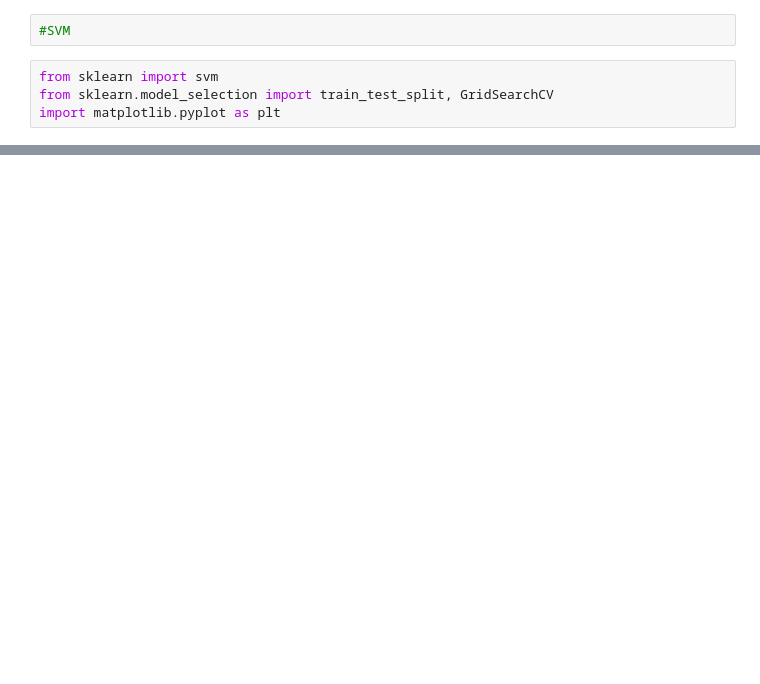
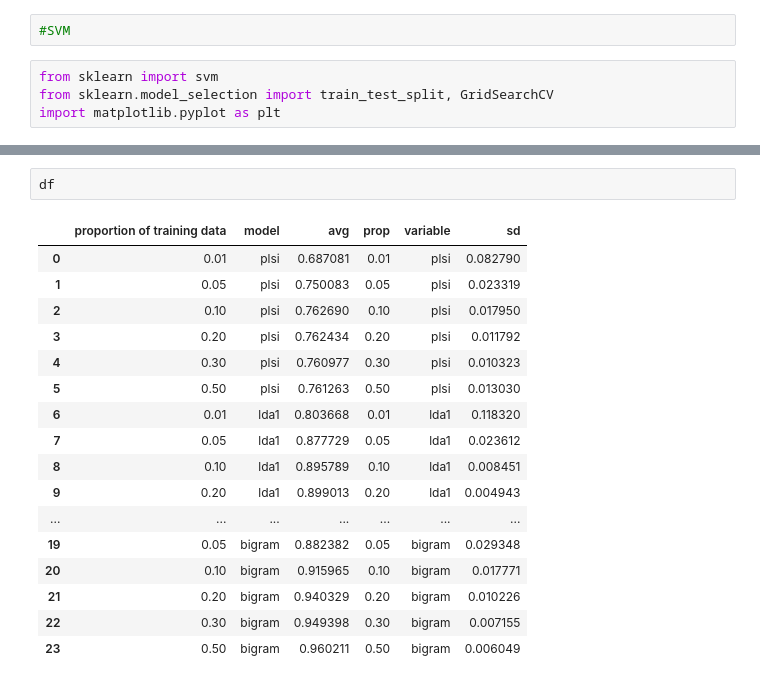
Before and after one commit to montecristo7/lda_project, a Jupyter notebook: comparative_analysis_carol.ipynb, the cells around one changed output, grey strips where cells are left out. Cells and saved outputs as stored; diff of their text form; blank space fills up the shorter version.

```diff
--- a/comparative_analysis_carol.ipynb
+++ b/comparative_analysis_carol.ipynb
@@ -134,0 +170,20 @@ file.close
+# %%
+df
+# %% [output]
+|  | proportion of training data | model | avg | prop | variable | sd |
+| 0 | 0.01 | plsi | 0.687081 | 0.01 | plsi | 0.082790 |
+| 1 | 0.05 | plsi | 0.750083 | 0.05 | plsi | 0.023319 |
+| 2 | 0.10 | plsi | 0.762690 | 0.10 | plsi | 0.017950 |
+| 3 | 0.20 | plsi | 0.762434 | 0.20 | plsi | 0.011792 |
+| 4 | 0.30 | plsi | 0.760977 | 0.30 | plsi | 0.010323 |
+| 5 | 0.50 | plsi | 0.761263 | 0.50 | plsi | 0.013030 |
+| 6 | 0.01 | lda1 | 0.803668 | 0.01 | lda1 | 0.118320 |
+| 7 | 0.05 | lda1 | 0.877729 | 0.05 | lda1 | 0.023612 |
+| 8 | 0.10 | lda1 | 0.895789 | 0.10 | lda1 | 0.008451 |
+| 9 | 0.20 | lda1 | 0.899013 | 0.20 | lda1 | 0.004943 |
+| ... | ... | ... | ... | ... | ... | ... |
+| 19 | 0.05 | bigram | 0.882382 | 0.05 | bigram | 0.029348 |
+| 20 | 0.10 | bigram | 0.915965 | 0.10 | bigram | 0.017771 |
+| 21 | 0.20 | bigram | 0.940329 | 0.20 | bigram | 0.010226 |
+| 22 | 0.30 | bigram | 0.949398 | 0.30 | bigram | 0.007155 |
+| 23 | 0.50 | bigram | 0.960211 | 0.50 | bigram | 0.006049 |
```
Also changed, not shown: parts of 16 cells of this notebook, 7 other files.
